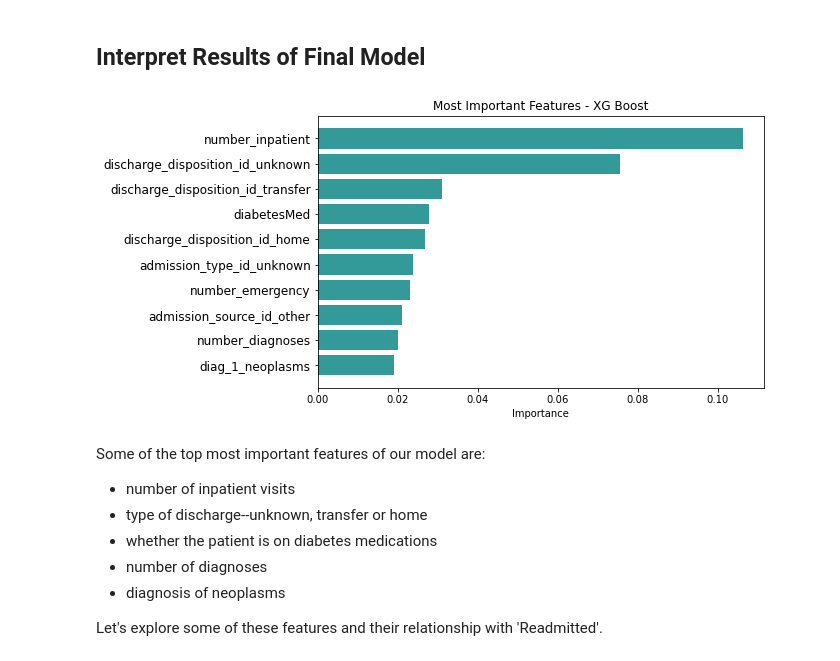
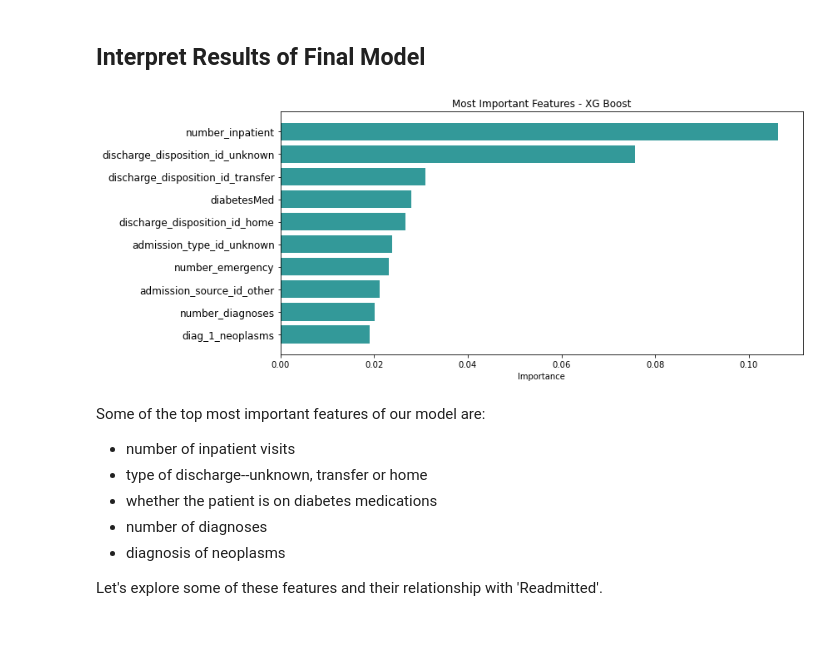
Before and after one commit to Sammyknee/diabetes-readmissions, a Jupyter notebook: Diabetes_Readmissions_Models.ipynb, the cells around one changed output. Saved outputs shown, nothing was run; the diff lists cells and outputs as text; code cells hidden in the pictures; blank space fills up the shorter version.

Commit message:
fixed visualizations

```diff
--- a/Diabetes_Readmissions_Models.ipynb
+++ b/Diabetes_Readmissions_Models.ipynb
@@ -727,20 +727,21 @@ plt.savefig('images/xgboost_metrics.png')
 # %%
 # run full code instead of plot features function to use savefig
 feature_names = X_train.columns
 feature_imports = xgb_clf_2.feature_importances_
 most_imp_features = pd.DataFrame([f for f in zip(feature_names,feature_imports)],
                                  columns=["Feature", "Importance"]).nlargest(10, "Importance")
 most_imp_features.sort_values(by="Importance", inplace=True)
 
-plt.figure(figsize=(8,5))
+plt.figure(figsize=(12,5))
 plt.barh(range(len(most_imp_features)), most_imp_features.Importance,
          align='center', alpha=0.8, color='teal')
 plt.yticks(range(len(most_imp_features)), most_imp_features.Feature, fontsize=12)
 plt.xlabel('Importance')
 plt.title(f'Most Important Features - XG Boost', fontsize=12)
+plt.tight_layout()
 plt.savefig('images/feature_importance.png')
 # %% [output]
-[figure, old version]
+[figure, new version]
 # %% [markdown]
 Some of the top most important features of our model are:
 * number of inpatient visits
```
Also changed, not shown: 1 other file.
